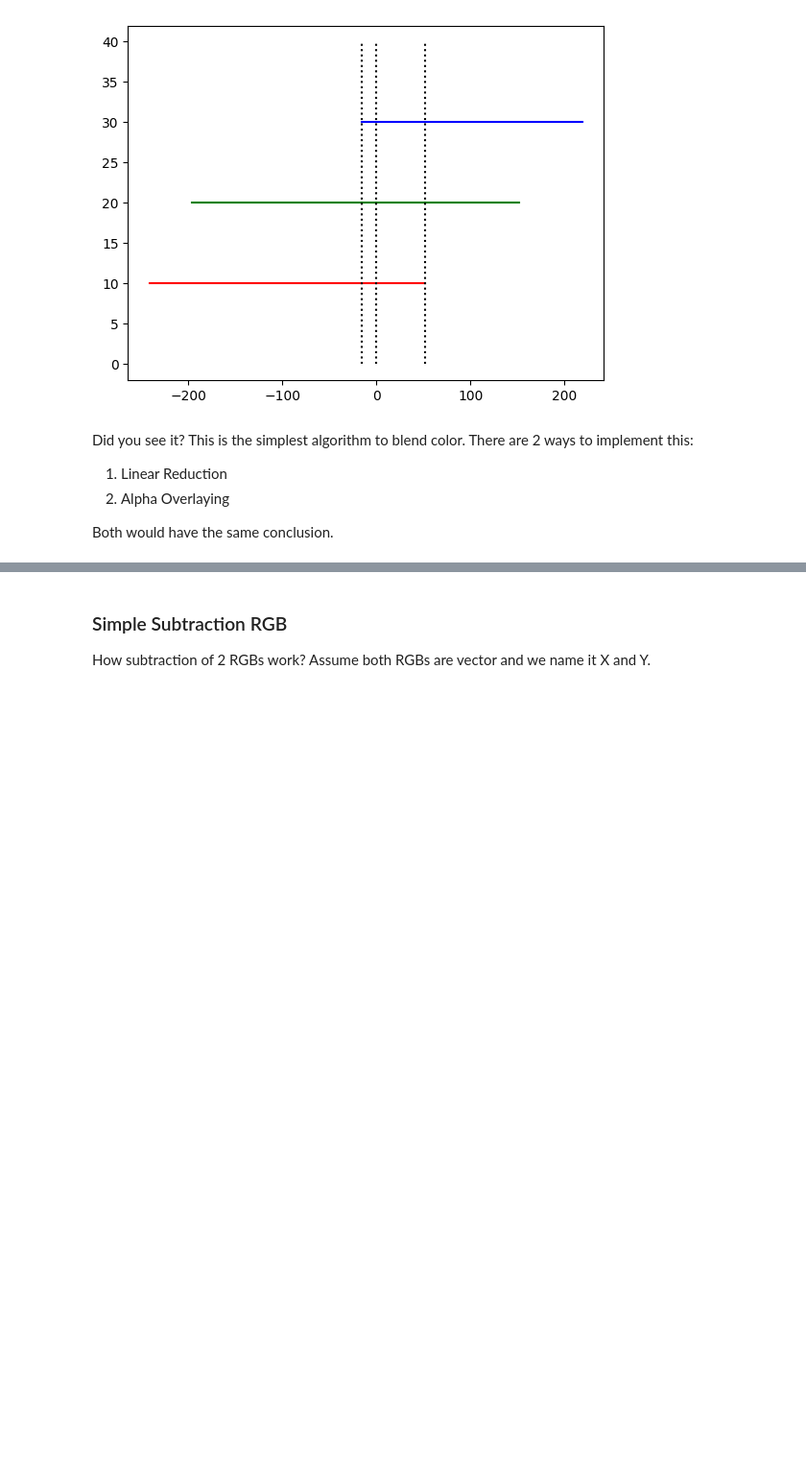
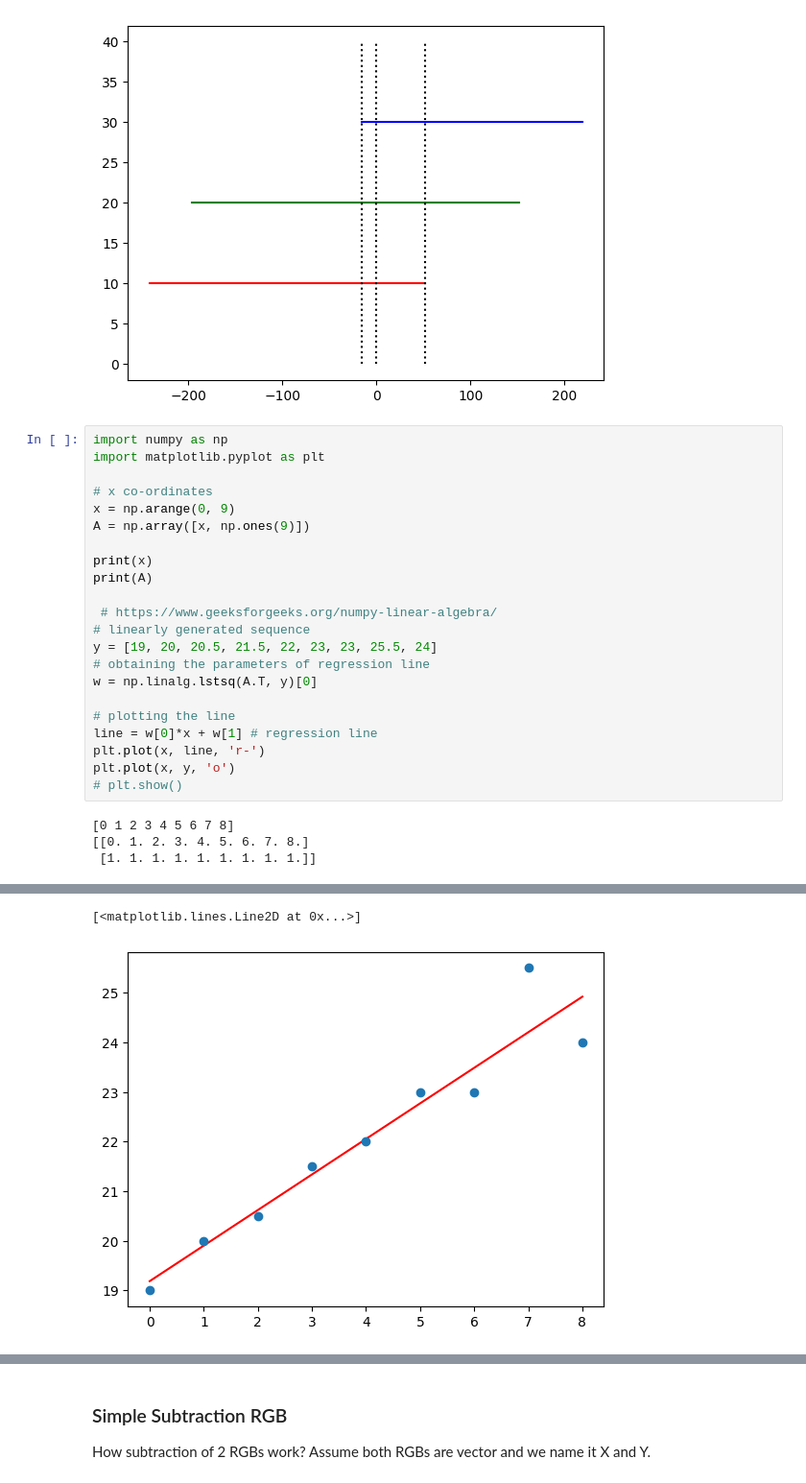
Before and after one commit to FarhanMS123/NeuralNetworkMemorandum, a Jupyter notebook: vision/ColorBlendAlgorithm.ipynb, the cells around one changed output, grey strips where cells are left out. Shown at 96% size. Cells and saved outputs as stored; diff of their text form; blank space fills up the shorter version.

```diff
--- a/vision/ColorBlendAlgorithm.ipynb
+++ b/vision/ColorBlendAlgorithm.ipynb
@@ -165,9 +171,29 @@ plt.plot((0,0), (0,40), linestyle = 'dotted', color='black')
 plt.show()
 # %% [output]
 [figure]
-# %% [markdown]
-Did you see it? This is the simplest algorithm to blend color. There are 2 ways to implement this:
-1. Linear Reduction
-2. Alpha Overlaying
-
-Both would have the same conclusion.
+# %%
+import numpy as np
+import matplotlib.pyplot as plt
+
+# x co-ordinates
+x = np.arange(0, 9)
+A = np.array([x, np.ones(9)])
+
+print(x)
+print(A)
+
+ # https://www.geeksforgeeks.org/numpy-linear-algebra/
+# linearly generated sequence
+y = [19, 20, 20.5, 21.5, 22, 23, 23, 25.5, 24]
+# obtaining the parameters of regression line
+w = np.linalg.lstsq(A.T, y)[0]
+
+# plotting the line
+line = w[0]*x + w[1] # regression line
+plt.plot(x, line, 'r-')
+plt.plot(x, y, 'o')
+# plt.show()
+# %% [output]
+[0 1 2 3 4 5 6 7 8]
+[[0. 1. 2. 3. 4. 5. 6. 7. 8.]
+ [1. 1. 1. 1. 1. 1. 1. 1. 1.]]
@@ -174,3 +202,5 @@ Both would have the same conclusion.
+[<matplotlib.lines.Line2D at 0x...>]
+[figure, added]
 # %% [markdown]
 ## Light, Prism, and RGB
 
```
Also changed, not shown: parts of 2 cells of this notebook.
